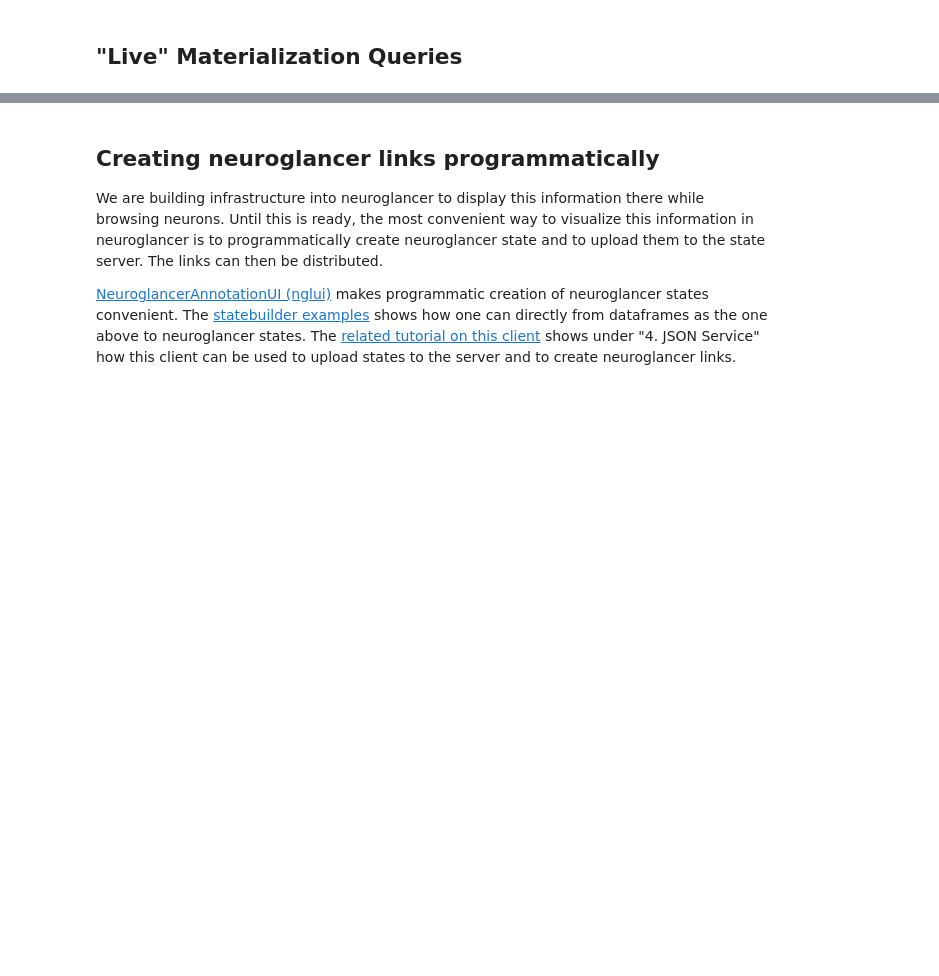
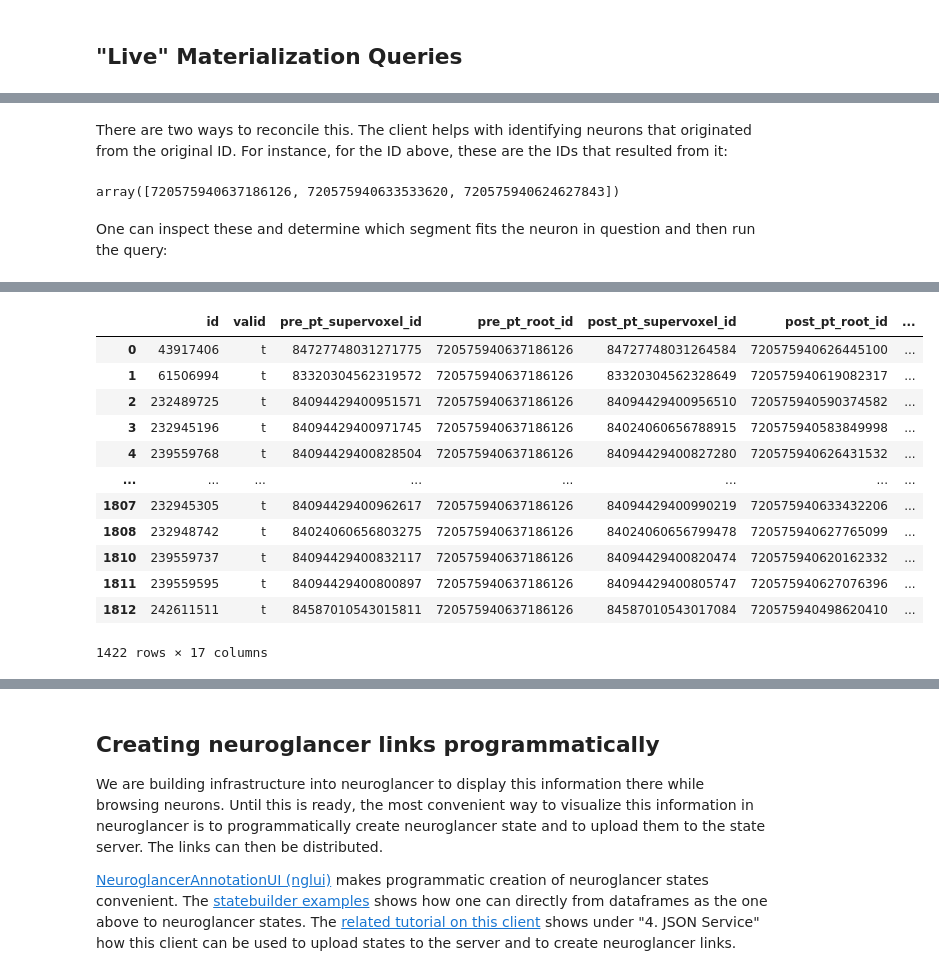
Before and after one commit to CAVEconnectome/CAVEclient, a Jupyter notebook: FlyWireSynapseTutorial.ipynb, the cells around one changed output, grey strips where cells are left out. Cells and saved outputs as stored; diff of their text form; code cells hidden in the pictures; blank space fills up the shorter version.

```diff
--- a/FlyWireSynapseTutorial.ipynb
+++ b/FlyWireSynapseTutorial.ipynb
@@ -239,9 +316,18 @@ NodeView((720575940645374596, 720575940606531081, 720575940621404710, 7205759406
+# %% [markdown]
+There are two ways to reconcile this. The client helps with identifying neurons that originated from the original ID. For instance, for the ID above, these are the IDs that resulted from it:
+# %%
+latest_roots = client.chunkedgraph.get_latest_roots(720575940627185911, timestamp_future=timestamp_now)
+latest_roots
+# %% [output]
+array([720575940637186126, 720575940633533620, 720575940624627843])
+# %% [markdown]
+One can inspect these and determine which segment fits the neuron in question and then run the query:
 # %%
 %%time
 
 syn_df = client.materialize.live_query(synapse_table,
-                                       filter_in_dict={"pre_pt_root_id": [720575940645374596]},
-                                       timestamp=datetime.datetime.utcnow())
+                                       filter_in_dict={"pre_pt_root_id": [latest_roots[0]]},
+                                       timestamp=timestamp_now)
 
 syn_df = syn_df[syn_df["cleft_score"] >= 50]
 
@@ -251,0 +338,13 @@ ValueError: [720575940645374596] are not valid rootIDs at timestamp= 2021-06-04
+|  | id | valid | pre_pt_supervoxel_id | pre_pt_root_id | post_pt_supervoxel_id | post_pt_root_id | ... |
+| 0 | 43917406 | t | 84727748031271775 | 720575940637186126 | 84727748031264584 | 720575940626445100 | ... |
+| 1 | 61506994 | t | 83320304562319572 | 720575940637186126 | 83320304562328649 | 720575940619082317 | ... |
+| 2 | 232489725 | t | 84094429400951571 | 720575940637186126 | 84094429400956510 | 720575940590374582 | ... |
+| 3 | 232945196 | t | 84094429400971745 | 720575940637186126 | 84024060656788915 | 720575940583849998 | ... |
+| 4 | 239559768 | t | 84094429400828504 | 720575940637186126 | 84094429400827280 | 720575940626431532 | ... |
+| ... | ... | ... | ... | ... | ... | ... | ... |
+| 1807 | 232945305 | t | 84094429400962617 | 720575940637186126 | 84094429400990219 | 720575940633432206 | ... |
+| 1808 | 232948742 | t | 84024060656803275 | 720575940637186126 | 84024060656799478 | 720575940627765099 | ... |
+| 1810 | 239559737 | t | 84094429400832117 | 720575940637186126 | 84094429400820474 | 720575940620162332 | ... |
+| 1811 | 239559595 | t | 84094429400800897 | 720575940637186126 | 84094429400805747 | 720575940627076396 | ... |
+| 1812 | 242611511 | t | 84587010543015811 | 720575940637186126 | 84587010543017084 | 720575940498620410 | ... |
+1422 rows × 17 columns
```
Also changed, not shown: parts of 33 cells of this notebook, 3 other files.
